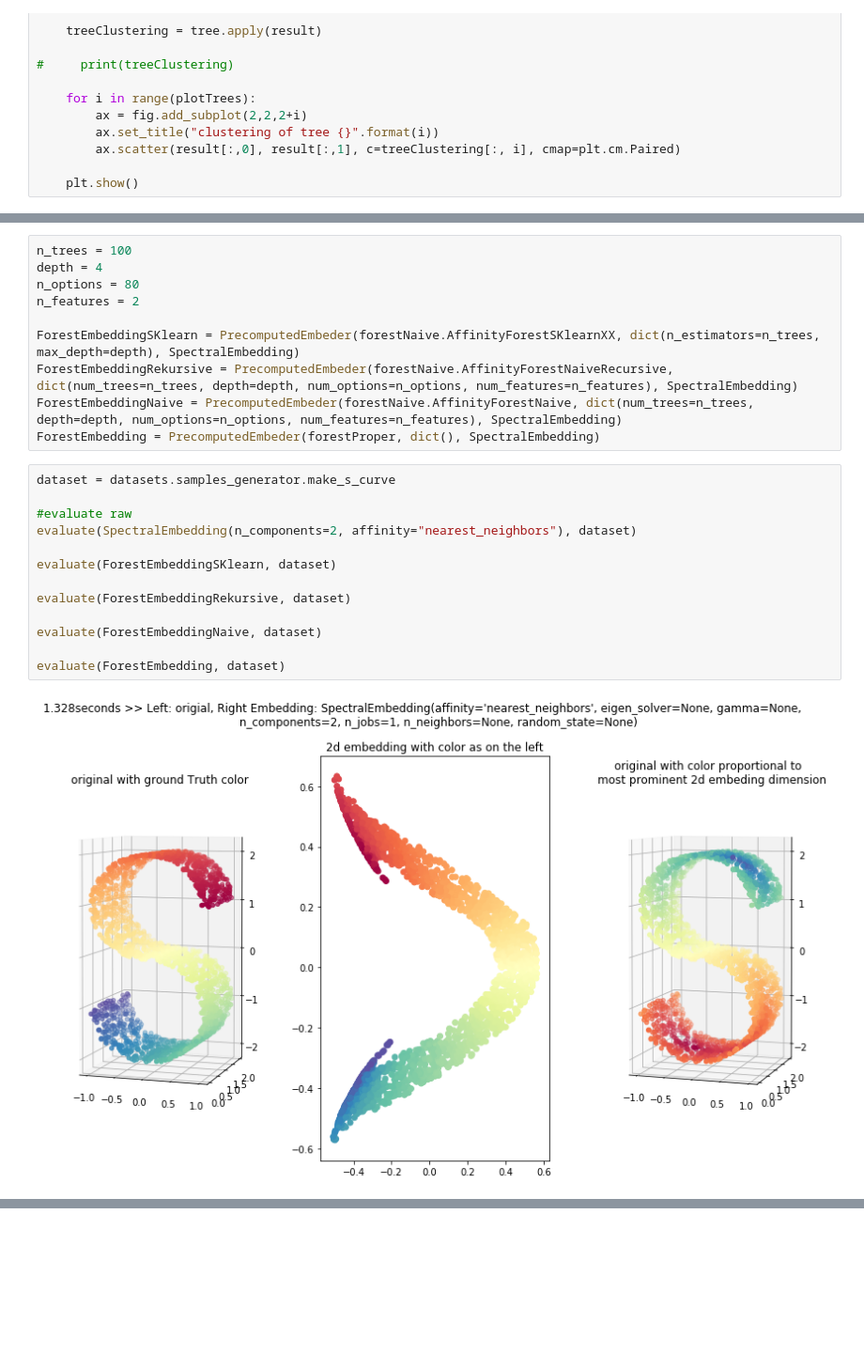
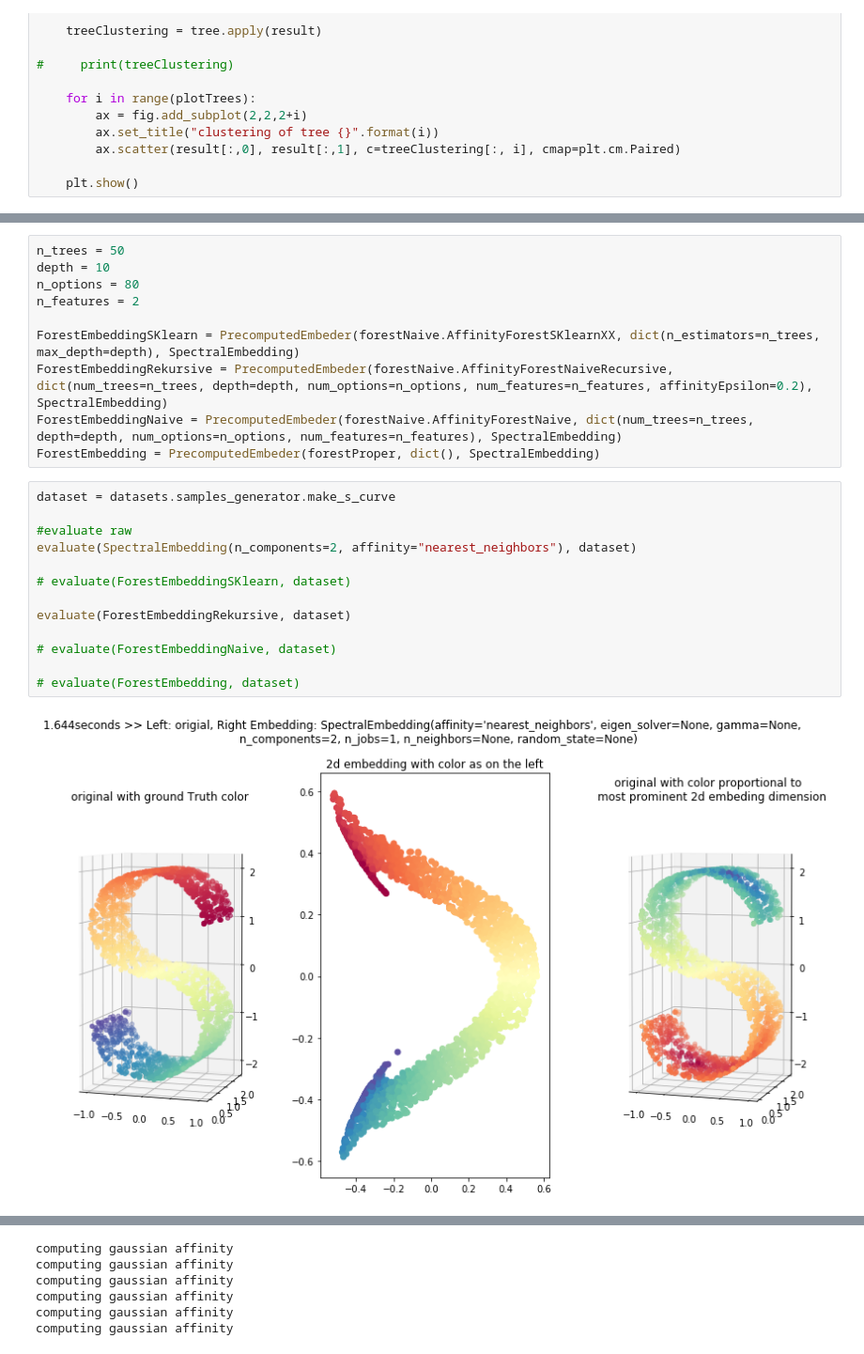
Before and after one commit to fabrichter/scikit-learn, a Jupyter notebook: examples/manifold/eval_manifold_forests.ipynb, the cells around one changed output, grey strips where cells are left out. Shown: that part at 94% size. Saved outputs shown, nothing was run; the diff lists cells and outputs as text; blank space fills up the shorter version.

```diff
--- a/examples/manifold/eval_manifold_forests.ipynb
+++ b/examples/manifold/eval_manifold_forests.ipynb
@@ -138,25 +130,25 @@ evaluateClustering(forestProper(n_estimators=10, max_depth=2), 4, 300)
 # %%
-n_trees = 100
-depth = 4
+n_trees = 50
+depth = 10
 n_options = 80
 n_features = 2
 
 ForestEmbeddingSKlearn = PrecomputedEmbeder(forestNaive.AffinityForestSKlearnXX, dict(n_estimators=n_trees, max_depth=depth), SpectralEmbedding)
-ForestEmbeddingRekursive = PrecomputedEmbeder(forestNaive.AffinityForestNaiveRecursive, dict(num_trees=n_trees, depth=depth, num_options=n_options, num_features=n_features), SpectralEmbedding)
+ForestEmbeddingRekursive = PrecomputedEmbeder(forestNaive.AffinityForestNaiveRecursive, dict(num_trees=n_trees, depth=depth, num_options=n_options, num_features=n_features, affinityEpsilon=0.2), SpectralEmbedding)
 ForestEmbeddingNaive = PrecomputedEmbeder(forestNaive.AffinityForestNaive, dict(num_trees=n_trees, depth=depth, num_options=n_options, num_features=n_features), SpectralEmbedding)
 ForestEmbedding = PrecomputedEmbeder(forestProper, dict(), SpectralEmbedding)
 # %%
 dataset = datasets.samples_generator.make_s_curve
 
 #evaluate raw
 evaluate(SpectralEmbedding(n_components=2, affinity="nearest_neighbors"), dataset)
 
-evaluate(ForestEmbeddingSKlearn, dataset)
+# evaluate(ForestEmbeddingSKlearn, dataset)
 
 evaluate(ForestEmbeddingRekursive, dataset)
 
-evaluate(ForestEmbeddingNaive, dataset)
+# evaluate(ForestEmbeddingNaive, dataset)
 
-evaluate(ForestEmbedding, dataset)
+# evaluate(ForestEmbedding, dataset)
 # %% [output]
-[figure, old version]
+[figure, new version]
@@ -167,3 +155,9 @@ evaluate(ForestEmbedding, dataset)
+computing gaussian affinity
+computing gaussian affinity
+computing gaussian affinity
+computing gaussian affinity
+computing gaussian affinity
+computing gaussian affinity
 # %%
 dataset = datasets.samples_generator.make_swiss_roll
 
```
Also changed, not shown: parts of 5 cells of this notebook, 1 other file.
